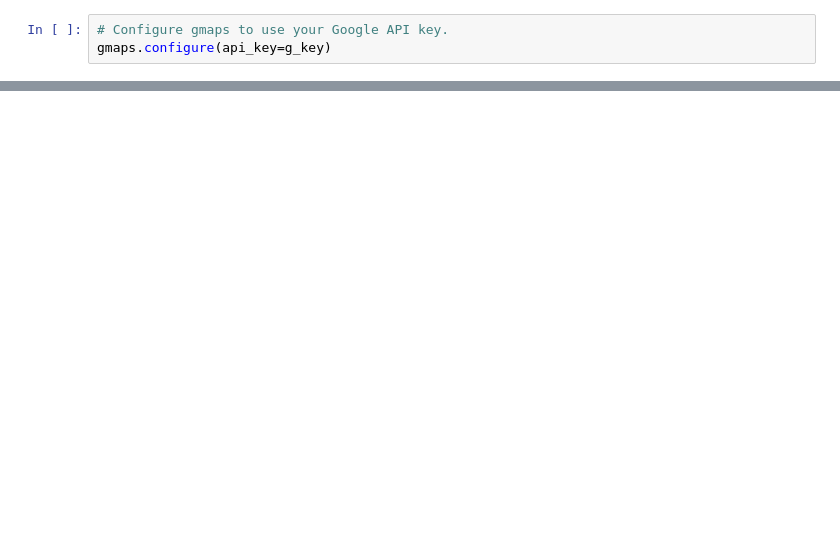
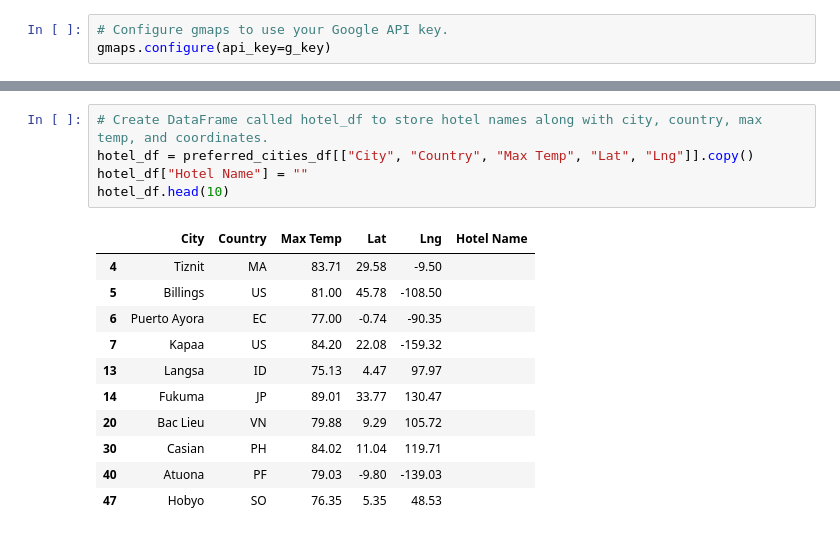
Before and after one commit to pleyba/World_Weather_Analysis, a Jupyter notebook: VacationPy.ipynb, the cells around one changed output, grey strips where cells are left out. Cells and saved outputs as stored; diff of their text form; blank space fills up the shorter version.

```diff
--- a/VacationPy.ipynb
+++ b/VacationPy.ipynb
@@ -66,0 +101,17 @@ max_temp = float(input("What is the maximum temperature you would like for your
+# %%
+# Create DataFrame called hotel_df to store hotel names along with city, country, max temp, and coordinates.
+hotel_df = preferred_cities_df[["City", "Country", "Max Temp", "Lat", "Lng"]].copy()
+hotel_df["Hotel Name"] = ""
+hotel_df.head(10)
+# %% [output]
+|  | City | Country | Max Temp | Lat | Lng | Hotel Name |
+| 4 | Tiznit | MA | 83.71 | 29.58 | -9.50 |  |
+| 5 | Billings | US | 81.00 | 45.78 | -108.50 |  |
+| 6 | Puerto Ayora | EC | 77.00 | -0.74 | -90.35 |  |
+| 7 | Kapaa | US | 84.20 | 22.08 | -159.32 |  |
+| 13 | Langsa | ID | 75.13 | 4.47 | 97.97 |  |
+| 14 | Fukuma | JP | 89.01 | 33.77 | 130.47 |  |
+| 20 | Bac Lieu | VN | 79.88 | 9.29 | 105.72 |  |
+| 30 | Casian | PH | 84.02 | 11.04 | 119.71 |  |
+| 40 | Atuona | PF | 79.03 | -9.80 | -139.03 |  |
+| 47 | Hobyo | SO | 76.35 | 5.35 | 48.53 |  |
```
Also changed, not shown: parts of 5 cells of this notebook.
